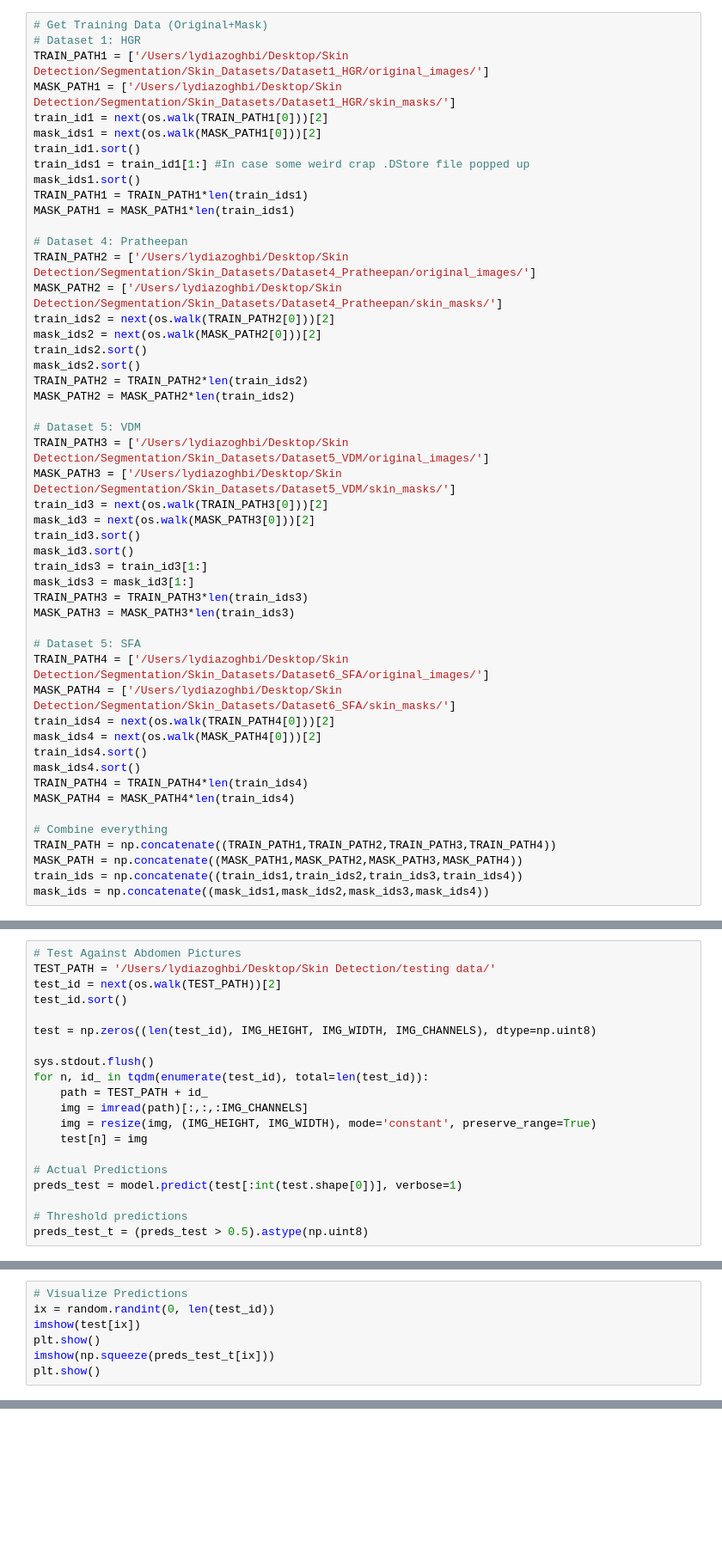
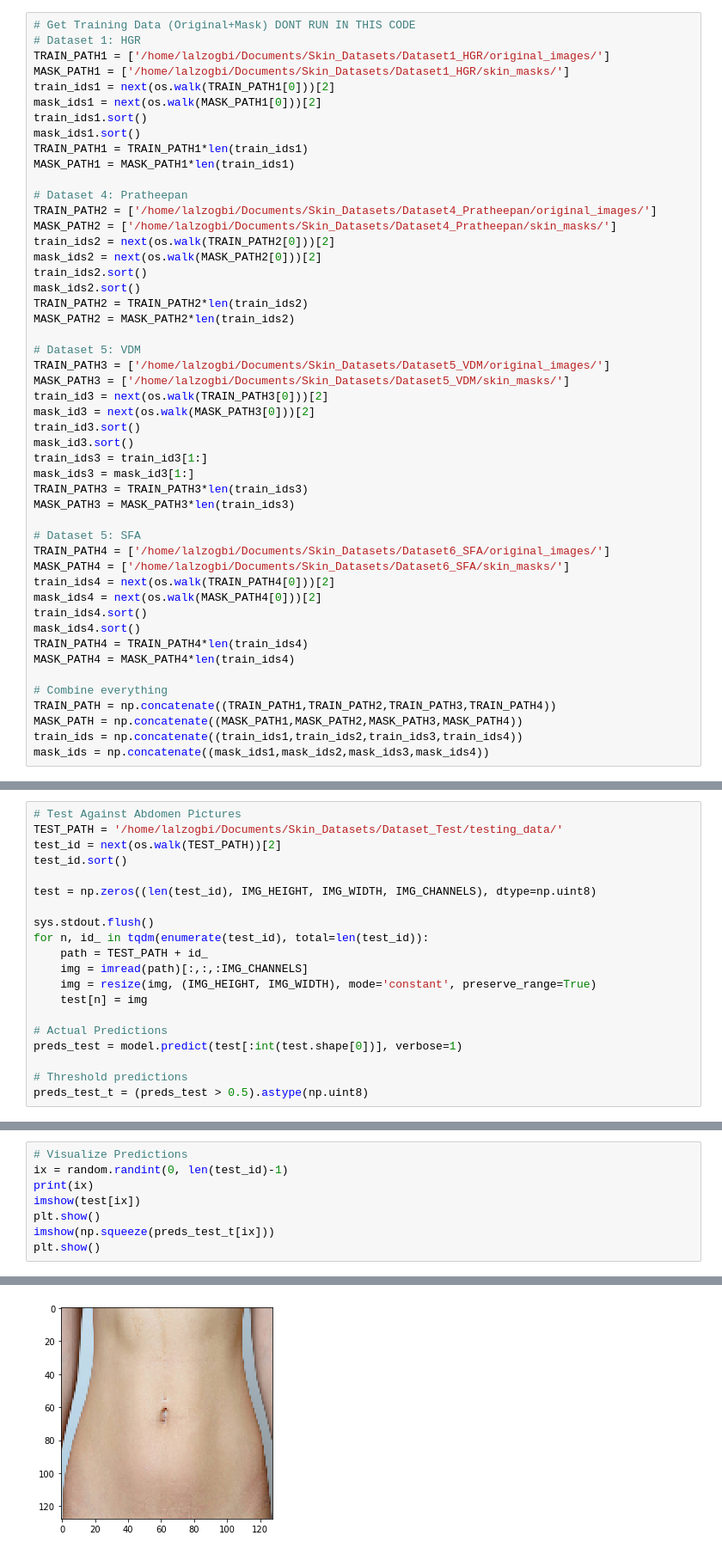
Before and after one commit to MRE-Lab-UMD/abd-skin-segmentation, a Jupyter notebook: code/UNET_2.ipynb, the cells around one changed output, grey strips where cells are left out. Shown at 86% size. Saved outputs shown, nothing was run; the diff lists cells and outputs as text; blank space fills up the shorter version.

Commit message:
3Feb2019-Lydia

```diff
--- a/code/UNET_2.ipynb
+++ b/code/UNET_2.ipynb
@@ -79,21 +81,20 @@ def mean_iou(y_true, y_pred):
         prec.append(score)
     return K.mean(K.stack(prec), axis=0)
 # %%
-# Get Training Data (Original+Mask)
+# Get Training Data (Original+Mask) DONT RUN IN THIS CODE
 # Dataset 1: HGR
-TRAIN_PATH1 = ['/Users/lydiazoghbi/Desktop/Skin Detection/Segmentation/Skin_Datasets/Dataset1_HGR/original_images/']
-MASK_PATH1 = ['/Users/lydiazoghbi/Desktop/Skin Detection/Segmentation/Skin_Datasets/Dataset1_HGR/skin_masks/']
-train_id1 = next(os.walk(TRAIN_PATH1[0]))[2]
+TRAIN_PATH1 = ['/home/lalzogbi/Documents/Skin_Datasets/Dataset1_HGR/original_images/']
+MASK_PATH1 = ['/home/lalzogbi/Documents/Skin_Datasets/Dataset1_HGR/skin_masks/']
+train_ids1 = next(os.walk(TRAIN_PATH1[0]))[2]
 mask_ids1 = next(os.walk(MASK_PATH1[0]))[2]
-train_id1.sort()
-train_ids1 = train_id1[1:] #In case some weird crap .DStore file popped up
+train_ids1.sort()
 mask_ids1.sort()
 TRAIN_PATH1 = TRAIN_PATH1*len(train_ids1)
 MASK_PATH1 = MASK_PATH1*len(train_ids1)
 
 # Dataset 4: Pratheepan
-TRAIN_PATH2 = ['/Users/lydiazoghbi/Desktop/Skin Detection/Segmentation/Skin_Datasets/Dataset4_Pratheepan/original_images/']
-MASK_PATH2 = ['/Users/lydiazoghbi/Desktop/Skin Detection/Segmentation/Skin_Datasets/Dataset4_Pratheepan/skin_masks/']
+TRAIN_PATH2 = ['/home/lalzogbi/Documents/Skin_Datasets/Dataset4_Pratheepan/original_images/']
+MASK_PATH2 = ['/home/lalzogbi/Documents/Skin_Datasets/Dataset4_Pratheepan/skin_masks/']
 train_ids2 = next(os.walk(TRAIN_PATH2[0]))[2]
 mask_ids2 = next(os.walk(MASK_PATH2[0]))[2]
 train_ids2.sort()
@@ -102,8 +103,8 @@ TRAIN_PATH2 = TRAIN_PATH2*len(train_ids2)
 MASK_PATH2 = MASK_PATH2*len(train_ids2)
 
 # Dataset 5: VDM
-TRAIN_PATH3 = ['/Users/lydiazoghbi/Desktop/Skin Detection/Segmentation/Skin_Datasets/Dataset5_VDM/original_images/']
-MASK_PATH3 = ['/Users/lydiazoghbi/Desktop/Skin Detection/Segmentation/Skin_Datasets/Dataset5_VDM/skin_masks/']
+TRAIN_PATH3 = ['/home/lalzogbi/Documents/Skin_Datasets/Dataset5_VDM/original_images/']
+MASK_PATH3 = ['/home/lalzogbi/Documents/Skin_Datasets/Dataset5_VDM/skin_masks/']
 train_id3 = next(os.walk(TRAIN_PATH3[0]))[2]
 mask_id3 = next(os.walk(MASK_PATH3[0]))[2]
 train_id3.sort()
@@ -114,8 +115,8 @@ TRAIN_PATH3 = TRAIN_PATH3*len(train_ids3)
 MASK_PATH3 = MASK_PATH3*len(train_ids3)
 
 # Dataset 5: SFA
-TRAIN_PATH4 = ['/Users/lydiazoghbi/Desktop/Skin Detection/Segmentation/Skin_Datasets/Dataset6_SFA/original_images/']
-MASK_PATH4 = ['/Users/lydiazoghbi/Desktop/Skin Detection/Segmentation/Skin_Datasets/Dataset6_SFA/skin_masks/']
+TRAIN_PATH4 = ['/home/lalzogbi/Documents/Skin_Datasets/Dataset6_SFA/original_images/']
+MASK_PATH4 = ['/home/lalzogbi/Documents/Skin_Datasets/Dataset6_SFA/skin_masks/']
 train_ids4 = next(os.walk(TRAIN_PATH4[0]))[2]
 mask_ids4 = next(os.walk(MASK_PATH4[0]))[2]
 train_ids4.sort()
@@ -301,6 +336,6 @@ plt.show()
 # %%
 # Test Against Abdomen Pictures
-TEST_PATH = '/Users/lydiazoghbi/Desktop/Skin Detection/testing data/'
+TEST_PATH = '/home/lalzogbi/Documents/Skin_Datasets/Dataset_Test/testing_data/'
 test_id = next(os.walk(TEST_PATH))[2]
 test_id.sort()
 
@@ -321,7 +358,9 @@ preds_test_t = (preds_test > 0.5).astype(np.uint8)
 # %%
 # Visualize Predictions
-ix = random.randint(0, len(test_id))
+ix = random.randint(0, len(test_id)-1)
+print(ix)
 imshow(test[ix])
 plt.show()
 imshow(np.squeeze(preds_test_t[ix]))
 plt.show()
+# %% [output]
@@ -327,0 +368 @@ plt.show()
+[figure, added]
```
Also changed, not shown: parts of 12 cells of this notebook.
